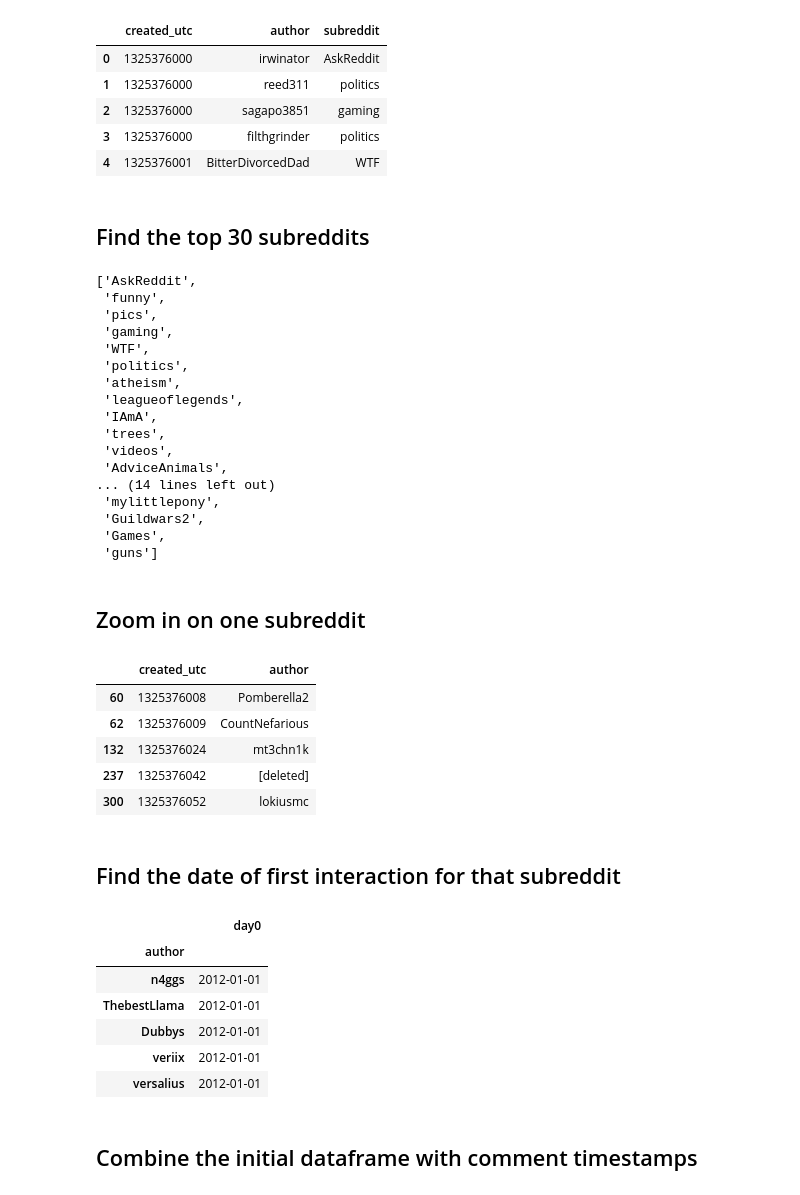
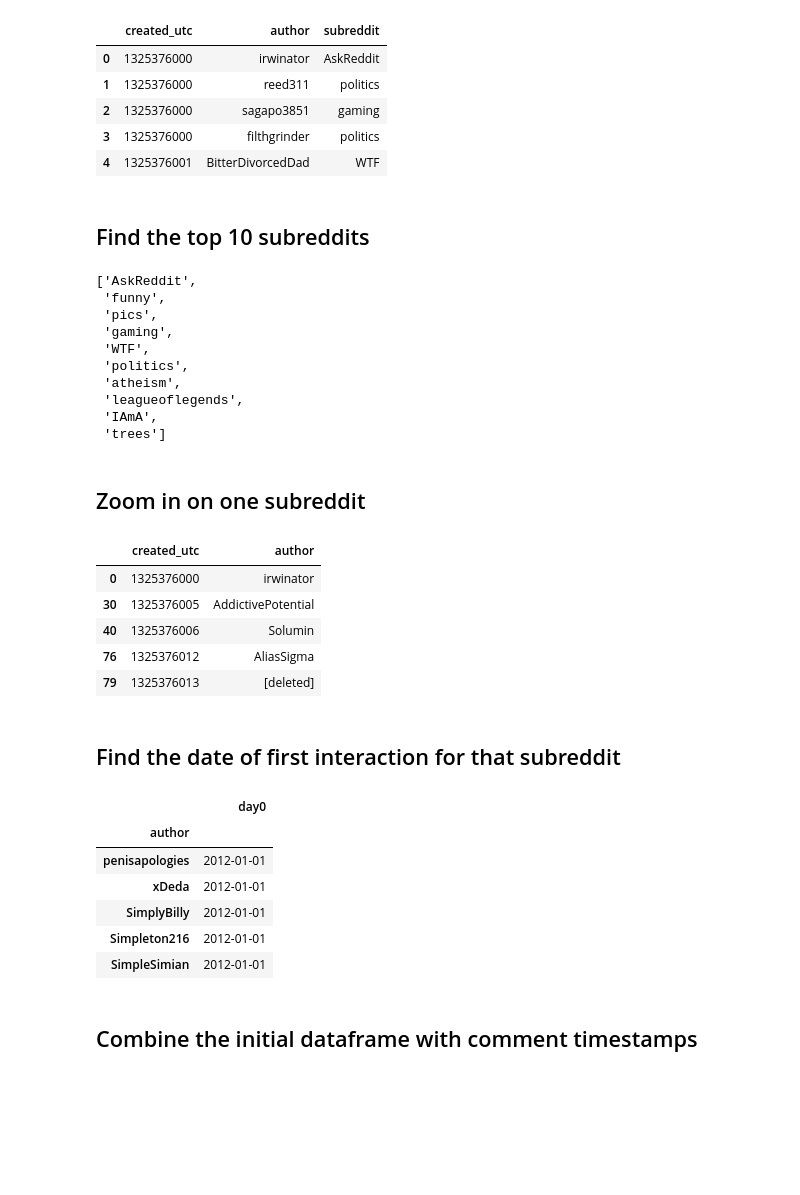
Before and after one commit to ellylinqiyang/Reddit-Churn-Analysis, a Jupyter notebook: Reddit Churn Analysis.ipynb, the cells around one changed output. Cells and saved outputs as stored; diff of their text form; code cells hidden in the pictures; blank space fills up the shorter version.

```diff
--- a/Reddit Churn Analysis.ipynb
+++ b/Reddit Churn Analysis.ipynb
@@ -34,10 +34,10 @@ DF.head()
 | 3 | 1325376000 | filthgrinder | politics |
 | 4 | 1325376001 | BitterDivorcedDad | WTF |
 # %% [markdown]
-## Find the top 30 subreddits
+## Find the top 10 subreddits
 # %%
-top30 = DF.groupby('subreddit').size().sort_values(ascending=False)[:30].index.tolist()
-top30
+top10 = DF.groupby('subreddit').size().sort_values(ascending=False)[:10].index.tolist()
+top10
 # %% [output]
 ['AskReddit',
  'funny',
@@ -48,27 +48,21 @@ top30
  'atheism',
  'leagueoflegends',
  'IAmA',
- 'trees',
- 'videos',
- 'AdviceAnimals',
-... (14 lines left out)
- 'mylittlepony',
- 'Guildwars2',
- 'Games',
- 'guns']
+ 'trees']
 # %% [markdown]
 ## Zoom in on one subreddit
 # %%
-# using subreddit 'guns' as an example
-df = DF.loc[DF['subreddit']=='guns', ['created_utc', 'author']]
+# using subreddit 'AskReddit' as an example
+i = 'AskReddit'
+df = DF.loc[DF['subreddit']==i, ['created_utc', 'author']]
 df.head()
 # %% [output]
 |  | created_utc | author |
-| 60 | 1325376008 | Pomberella2 |
-| 62 | 1325376009 | CountNefarious |
-| 132 | 1325376024 | mt3chn1k |
-| 237 | 1325376042 | [deleted] |
-| 300 | 1325376052 | lokiusmc |
+| 0 | 1325376000 | irwinator |
+| 30 | 1325376005 | AddictivePotential |
+| 40 | 1325376006 | Solumin |
+| 76 | 1325376012 | AliasSigma |
+| 79 | 1325376013 | [deleted] |
 # %% [markdown]
 ## Find the date of first interaction for that subreddit
 # %%
@@ -79,11 +73,11 @@ day0.head()
 # %% [output]
 |  | day0 |
 | author |  |
-| n4ggs | 2012-01-01 |
-| ThebestLlama | 2012-01-01 |
-| Dubbys | 2012-01-01 |
-| veriix | 2012-01-01 |
-| versalius | 2012-01-01 |
+| penisapologies | 2012-01-01 |
+| xDeda | 2012-01-01 |
+| SimplyBilly | 2012-01-01 |
+| Simpleton216 | 2012-01-01 |
+| SimpleSimian | 2012-01-01 |
 # %% [markdown]
 ## Combine the initial dataframe with comment timestamps
 # %%
```
Also changed, not shown: parts of 10 cells of this notebook.
